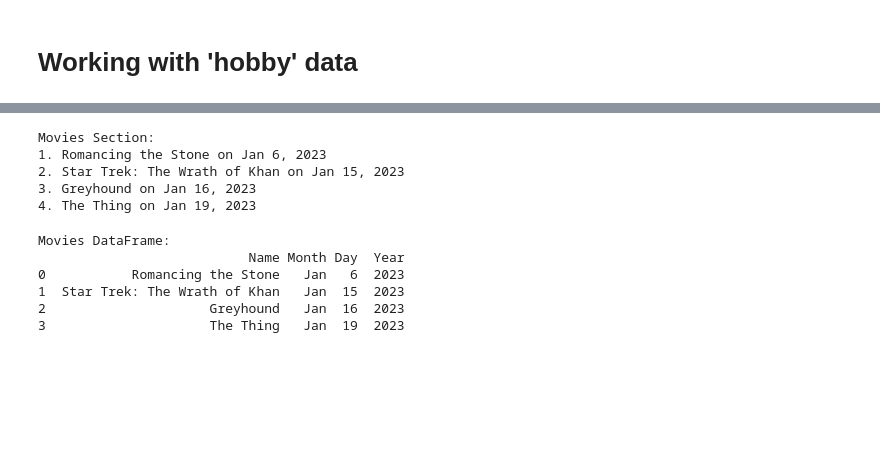
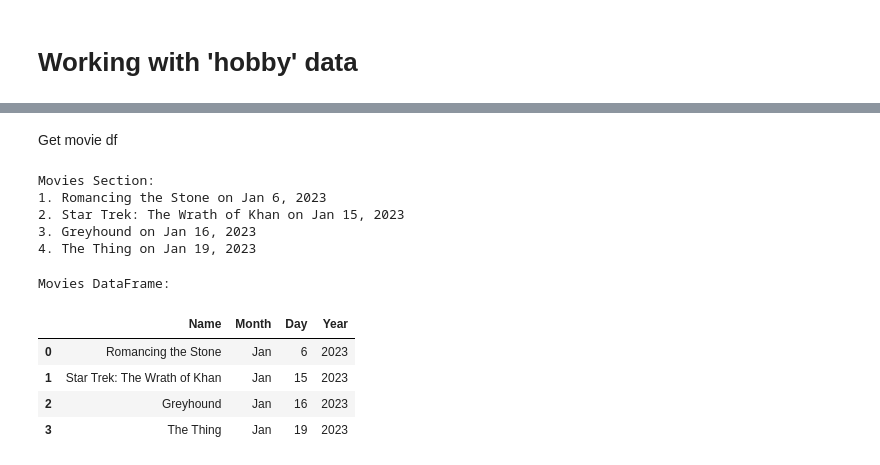
Before and after one commit to SanAntonik/time_counter, a Jupyter notebook: playground.ipynb, the cells around one changed output, grey strips where cells are left out. Drawn from its saved outputs; the diff is of its cells as text; code cells hidden in the pictures; blank space fills up the shorter version.

```diff
--- a/playground.ipynb
+++ b/playground.ipynb
@@ -88,6 +92,8 @@ Movies:
 Games:
 1. Marvel's Guardians of the Galaxy on Jan 15, 2023 (25 hours)
 2. Titanfall 2 on February 19, 2023 (6 hours)
+# %% [markdown]
+Get movie df
 # %%
 # Find the 'Movies:' section using the regular expression
 movies_section = re.search(r"Movies:(.*?)(?=\n\n|$)", content, re.DOTALL).group(1).strip()
@@ -104,21 +110,21 @@ Movies Section:
 # %%
 # Define a regular expression pattern for extracting movie information
 movie_pattern = re.compile(r'\d+\. ([^\n]+) on ([A-Za-z]+) (\d{1,2}), (\d{4})')
 
 # Extract movie information using the pattern
 movie_data = movie_pattern.findall(movies_section)
 
 cols = ["Name", "Month", "Day", "Year"]
 # Create a pandas DataFrame for movies
 movies_df = pd.DataFrame(movie_data, columns=cols)
 
 # Print the DataFrame
 print("Movies DataFrame:")
-print(movies_df)
+movies_df
 # %% [output]
 Movies DataFrame:
-                           Name Month Day  Year
-0           Romancing the Stone   Jan   6  2023
-1  Star Trek: The Wrath of Khan   Jan  15  2023
-2                     Greyhound   Jan  16  2023
-3                     The Thing   Jan  19  2023
+|  | Name | Month | Day | Year |
+| 0 | Romancing the Stone | Jan | 6 | 2023 |
+| 1 | Star Trek: The Wrath of Khan | Jan | 15 | 2023 |
+| 2 | Greyhound | Jan | 16 | 2023 |
+| 3 | The Thing | Jan | 19 | 2023 |
```
Also changed, not shown: parts of 15 cells of this notebook.
